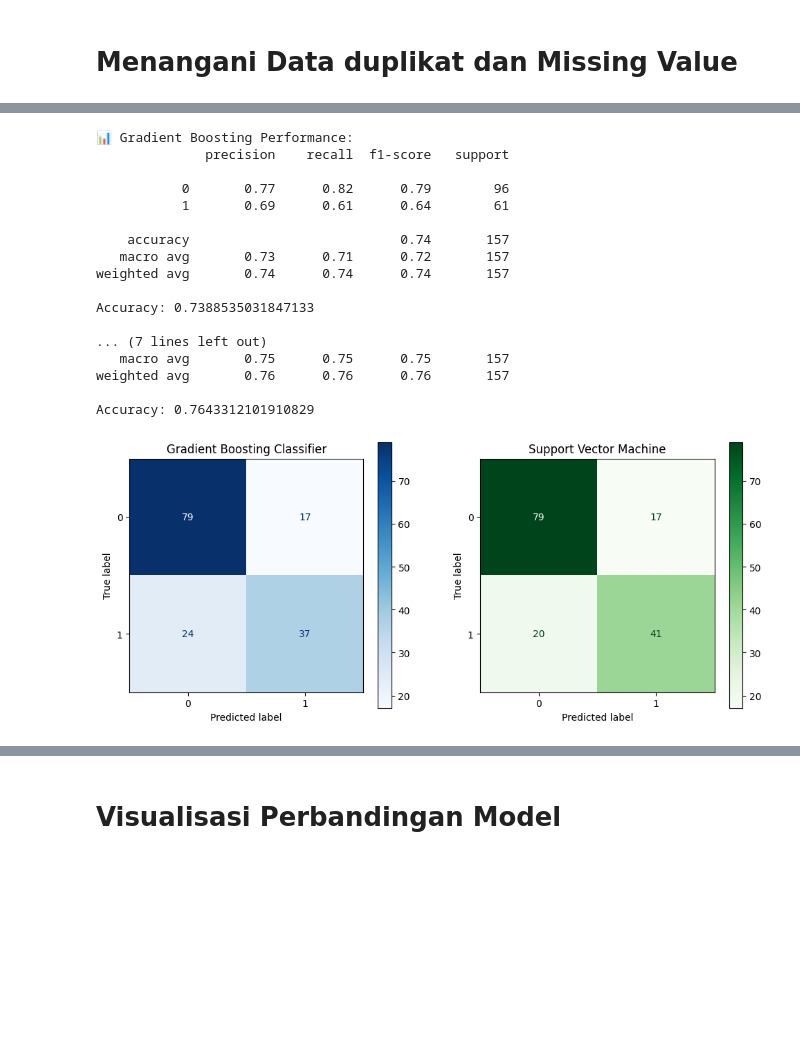
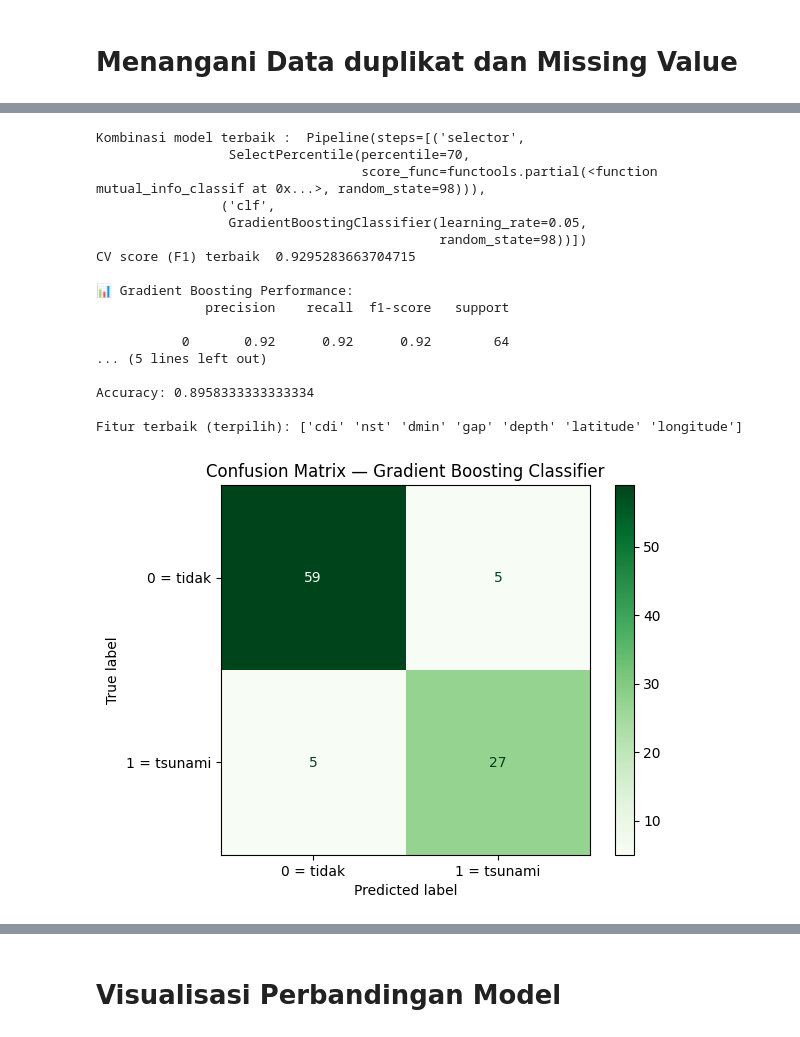
Before and after one commit to Yntzie/Projek-UTS-ML_A_KERAS, a Jupyter notebook: Notebook_KLASIFIKASI_A_KERAS_GBC_vs_SVM.ipynb, the cells around one changed output, grey strips where cells are left out. Saved outputs shown, nothing was run; the diff lists cells and outputs as text; code cells hidden in the pictures; blank space fills up the shorter version.

```diff
--- a/Notebook_KLASIFIKASI_A_KERAS_GBC_vs_SVM.ipynb
+++ b/Notebook_KLASIFIKASI_A_KERAS_GBC_vs_SVM.ipynb
@@ -99,0 +211,10 @@ Bentuk data sebelum/sesudah hapus duplikat: (782, 13) -> (782, 13)
+# %%
+numeric_cols = df_tsunami3.select_dtypes(include=np.number).columns
+
+print("Pengecekan outlier untuk setiap fitur numerik:\n")
+for col in numeric_cols:
+    Q1 = df_tsunami3[col].quantile(0.25)
+    Q3 = df_tsunami3[col].quantile(0.75)
+    IQR = Q3 - Q1
+    outliers = ((df_tsunami3[col] < (Q1 - 1.5 * IQR)) | (df_tsunami3[col] > (Q3 + 1.5 * IQR))).sum()
+    print(f"{col}: {outliers} outlier")
@@ -102,5 +283,6 @@ Bentuk data sebelum/sesudah hapus duplikat: (782, 13) -> (782, 13)
 # %%
-features = ['magnitude', 'depth', 'latitude', 'longitude', 'sig', 'mmi', 'cdi']
-target = 'tsunami'
-X = df_tsunami[features]
-y = df_tsunami[target]
+# Menentukan X sebagai fitur (semua kolom kecuali tsunami)
+X = df_tsunami4.drop(columns=['tsunami'])
+
+# Menentukan y sebagai target (kolom tsunami)
+y = df_tsunami4['tsunami']
@@ -216,42 +537,48 @@ Best CV Accuracy: 0.7008000000000001
 # %%
 best_gb = grid_gb.best_estimator_
-best_svm = grid_svm.best_estimator_
+y_pred_gb = best_gb.predict(X_test)
 
-y_pred_gb = best_gb.predict(X_test)
-y_pred_svm = best_svm.predict(X_test)
+metrics_gb = {
+    "Accuracy": accuracy_score(y_test, y_pred_gb),
+    "Precision": precision_score(y_test, y_pred_gb),
+    "Recall": recall_score(y_test, y_pred_gb),
+    "F1-Score": f1_score(y_test, y_pred_gb)
+}
+
+print("Kombinasi model terbaik : ", best_gb)
+print("CV score (F1) terbaik ", grid_gb.best_score_)
 
 print("\n📊 Gradient Boosting Performance:")
 print(classification_report(y_test, y_pred_gb))
 print("Accuracy:", accuracy_score(y_test, y_pred_gb))
 
-print("\n📊 SVM Performance:")
-print(classification_report(y_test, y_pred_svm))
-print("Accuracy:", accuracy_score(y_test, y_pred_svm))
+selector = best_gb.named_steps['selector']
+if hasattr(selector, 'get_support'):
+    mask = selector.get_support()
+    selected = np.array(X.columns)[mask]
+    print("\nFitur terbaik (terpilih):", selected)
 
-
-# Confusion Matrix & Classifitcation Report
-fig, ax = plt.subplots(1, 2, figsize=(12, 5))
-ConfusionMatrixDisplay.from_predictions(y_test, y_pred_gb, cmap='Blues', ax=ax[0])
-ax[0].set_title("Gradient Boosting Classifier")
-ConfusionMatrixDisplay.from_predictions(y_test, y_pred_svm, cmap='Greens', ax=ax[1])
-ax[1].set_title("Support Vector Machine")
+cm_gb = confusion_matrix(y_test, y_pred_gb)
+disp_gb = ConfusionMatrixDisplay(confusion_matrix=cm_gb, display_labels=['0 = tidak','1 = tsunami'])
+disp_gb.plot(cmap=plt.cm.Greens)
+plt.title("Confusion Matrix — Gradient Boosting Classifier")
 plt.show()
 # %% [output]
+Kombinasi model terbaik :  Pipeline(steps=[('selector',
+                 SelectPercentile(percentile=70,
+                                  score_func=functools.partial(<function mutual_info_classif at 0x...>, random_state=98))),
+                ('clf',
+                 GradientBoostingClassifier(learning_rate=0.05,
+                                            random_state=98))])
+CV score (F1) terbaik  0.9295283663704715
+
 📊 Gradient Boosting Performance:
               precision    recall  f1-score   support
 
-           0       0.77      0.82      0.79        96
-           1       0.69      0.61      0.64        61
+           0       0.92      0.92      0.92        64
+... (5 lines left out)
 
-    accuracy                           0.74       157
-   macro avg       0.73      0.71      0.72       157
-weighted avg       0.74      0.74      0.74       157
+Accuracy: 0.8958333333333334
 
-Accuracy: 0.7388535031847133
-
-... (7 lines left out)
-   macro avg       0.75      0.75      0.75       157
-weighted avg       0.76      0.76      0.76       157
-
-Accuracy: 0.7643312101910829
+Fitur terbaik (terpilih): ['cdi' 'nst' 'dmin' 'gap' 'depth' 'latitude' 'longitude']
-[figure, old version]
+[figure, new version]
```
Also changed, not shown: parts of 27 cells of this notebook.
